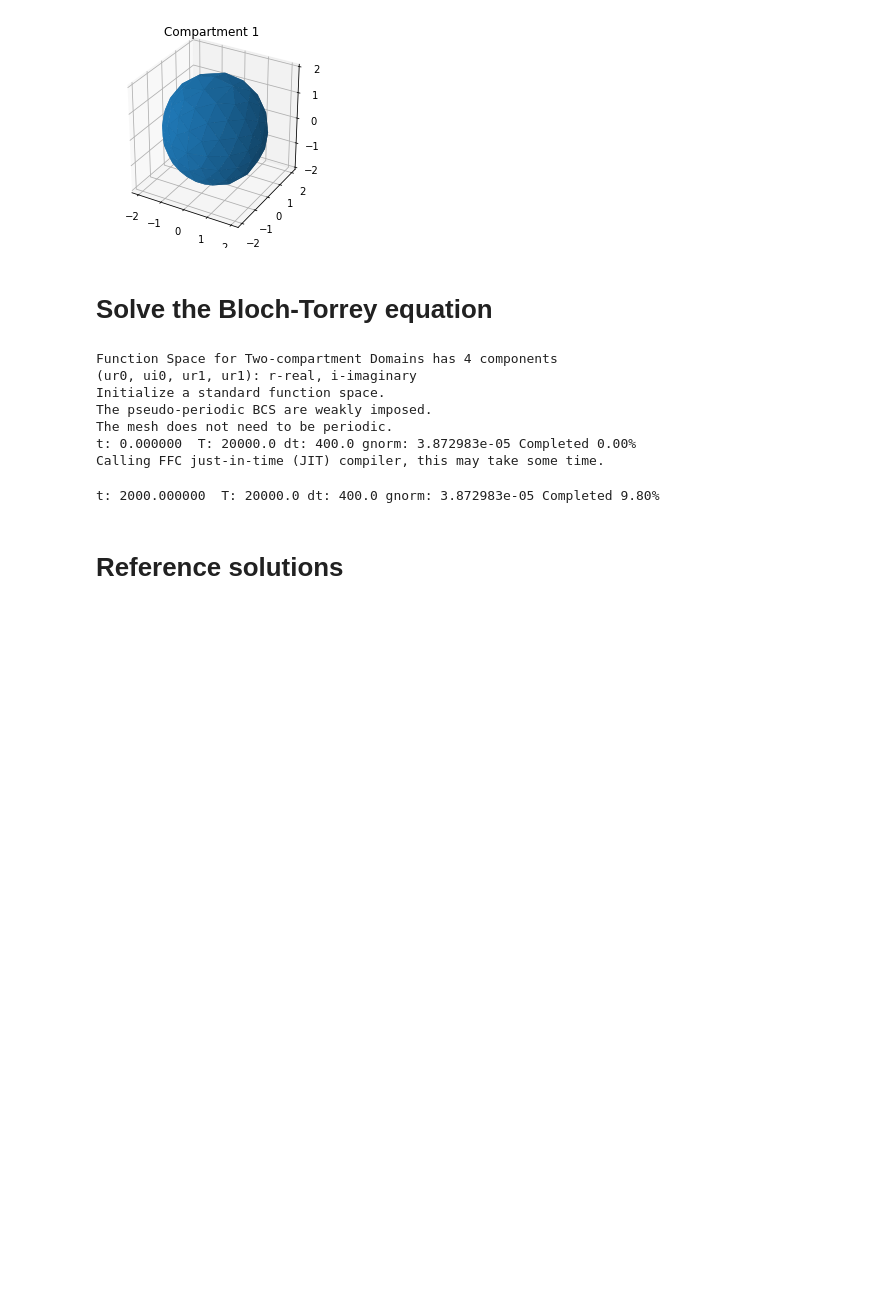
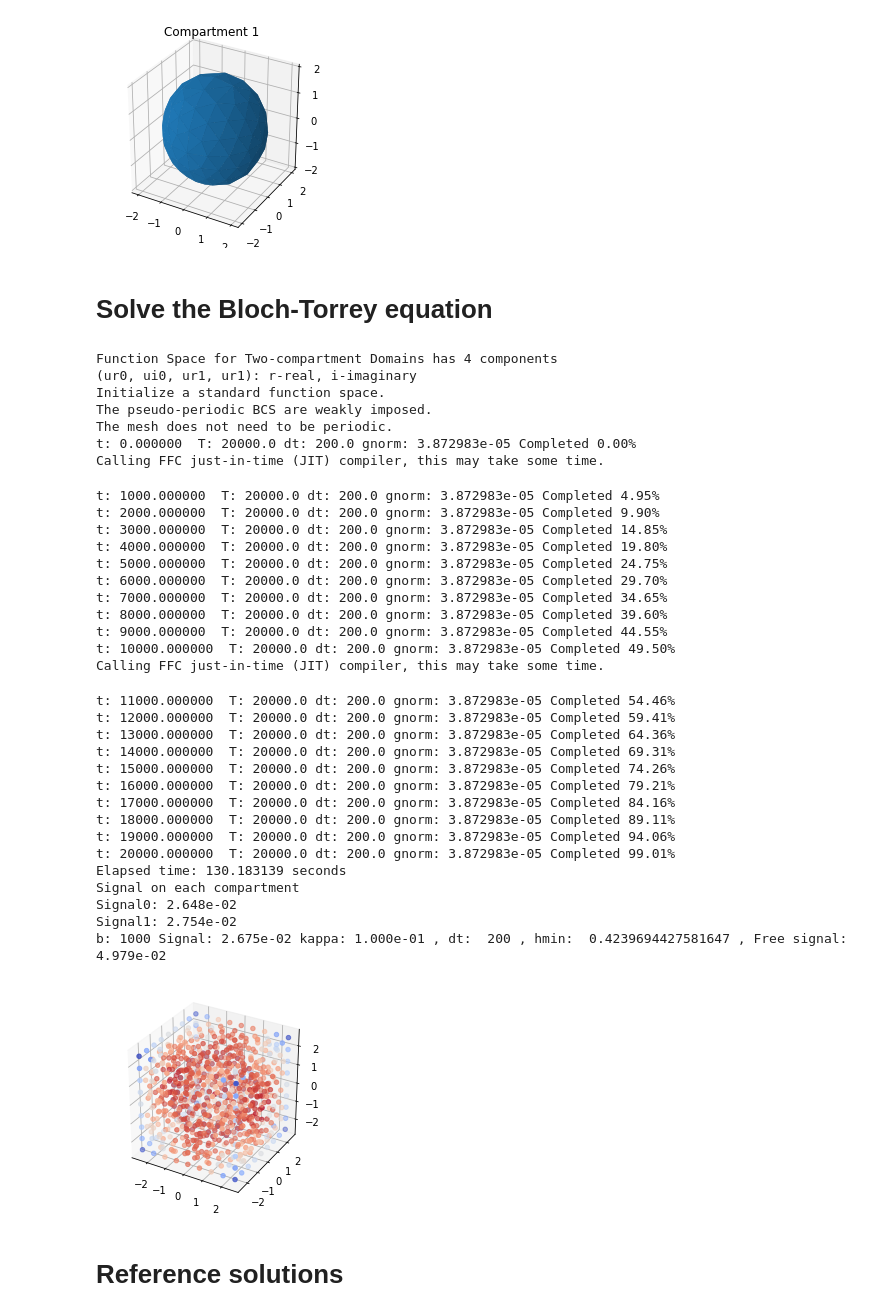
Before and after one commit to van-dang/FEniCS-Colab, a Jupyter notebook: MultilayeredStructuresSim.ipynb, the cells around one changed output. Cells and saved outputs as stored; diff of their text form; code cells hidden in the pictures; blank space fills up the shorter version.

```diff
--- a/MultilayeredStructuresSim.ipynb
+++ b/MultilayeredStructuresSim.ipynb
@@ -685,9 +718,6 @@ class MRI_parameters():
         self.bvalue = 1000
         self.gdir = None;
         self.stype='PGSE'
-        self.Delta = 10000
-        self.delta = 10000
-        self.T = self.delta + self.Delta
     def set_gradient_dir(self, mesh, g0, g1, g2):
         gdim = mesh.geometry().dim()
         if gdim==2:
@@ -827,7 +857,7 @@ sim_para.porder = 1;                         # order of basis functions of FEM
 sim_para.Nsteps = 200;                       # number of time intervals
 mri_para.nperiod = 0;
 mri_para.stype='PGSE'                        # Sequence type
-sim_para.k = 400; # Time-step size
+sim_para.k = 200; # Time-step size
 #################################################################################
 #################################################################################
 
@@ -843,38 +873,6 @@ file_u1i = File("results/u1i.pvd")
 
 #################################################################################
 # FUNCTION SPACES
-def ThetaMethodF(ft, ift, mri_para, sim_para, mydomain):
-    w = sim_para.w
-    v = sim_para.v
-    if (mydomain.IsDomainMultiple==True):
-      if (mydomain.IsDomainPeriodic==True) and sum(mydomain.PeriodicDir)>0:
-          F = ThetaMethodF_sBC2c(ft, ift, mri_para, w, v, sim_para, mydomain)
-      else:
-          F = ThetaMethodF_wBC2c(ft, ift, mri_para, w, v, sim_para, mydomain)
-    else:
-      if (mydomain.IsDomainPeriodic==True) and sum(mydomain.PeriodicDir)>0:
-          F = ThetaMethodF_sBC1c(ft, ift, mri_para, w, v, sim_para, mydomain)
-      else:
-          F = ThetaMethodF_wBC1c(ft, ift, mri_para, w, v, sim_para, mydomain)
-    return F
-
-def ThetaMethodL(ft, ift, mri_para, sim_para, mydomain):
-    w = sim_para.w
-    v = sim_para.v
-    u_0 = sim_para.u_0
-    wpperiodic = sim_para.wpperiodic
-    if (mydomain.IsDomainMultiple==True):
-      if (mydomain.IsDomainPeriodic==True) and sum(mydomain.PeriodicDir)>0:
-          L = ThetaMethodL_sBC2c(ft, ift, mri_para, w, v ,u_0, sim_para, mydomain);
-      else:
-          L = ThetaMethodL_wBC2c(ft, ift, mri_para, w, v ,u_0, sim_para, mydomain, wpperiodic);
-    else:
-      if (mydomain.IsDomainPeriodic==True) and sum(mydomain.PeriodicDir)>0:
-          L = ThetaMethodL_sBC1c(ft, ift, mri_para, w, v ,u_0, sim_para, mydomain);
-      else:
-          L = ThetaMethodL_wBC1c(ft, ift, mri_para, w, v ,u_0, sim_para, mydomain, wpperiodic);
-    return L
-
 
 mydomain.Apply()
 mri_para.Apply()
@@ -884,35 +882,61 @@ sim_para.solve(mydomain, mri_para)
 
 if mydomain.IsDomainMultiple == True:
     u0r_0, u0i_0, u1r_0, u1i_0 = split(sim_para.u_0)
     signal0 = assemble(((1-mydomain.phase)*u0r_0)*dx)/assemble((1-mydomain.phase)*sim_para.Dirac_Delta*dx);
     signal1 = assemble((mydomain.phase*u1r_0)*dx)/assemble(mydomain.phase*sim_para.Dirac_Delta*dx);
     signal = assemble((mydomain.phase*u1r_0+(1-mydomain.phase)*u0r_0)*dx)/assemble(sim_para.Dirac_Delta*dx);
     print('Signal on each compartment')
     print('Signal0: %.3e'%signal0)
     print('Signal1: %.3e'%signal1)
     print('b:',mri_para.bvalue, 'Signal: %.3e'%signal,'kappa: %.3e'%mydomain.kappa,', dt: ',sim_para.k,', hmin: ',mydomain.hmin, ', Free signal: %.3e'%(exp(-mri_para.bvalue*mydomain.K)))
     V0 = FunctionSpace(mesh0,sim_para.Ve);
     V1 = FunctionSpace(mesh1,sim_para.Ve);
     u0r_0p = project(u0r_0,V0)
     u1r_0p = project(u1r_0,V1)
     plot(u0r_0p, cmap="coolwarm")
     plot(u1r_0p, cmap="coolwarm")
 else:
     ur, ui = split(sim_para.u_0)
     signal = assemble(ur*dx)/assemble(sim_para.Dirac_Delta*dx);
     print('b:',mri_para.bvalue, 'Signal: %.3e'%signal,', dt: ',sim_para.k,', hmin: ',mydomain.hmin, ', Free signal: %.3e'%(exp(-mri_para.bvalue*mydomain.K)))
     V = FunctionSpace(mesh,sim_para.Ve);
     ur_p = project(ur,V)
     plot(ur_p, cmap="coolwarm")
 # %% [output]
 Function Space for Two-compartment Domains has 4 components
 (ur0, ui0, ur1, ur1): r-real, i-imaginary
 Initialize a standard function space.
 The pseudo-periodic BCS are weakly imposed.
 The mesh does not need to be periodic.
-t: 0.000000  T: 20000.0 dt: 400.0 gnorm: 3.872983e-05 Completed 0.00%
+t: 0.000000  T: 20000.0 dt: 200.0 gnorm: 3.872983e-05 Completed 0.00%
 Calling FFC just-in-time (JIT) compiler, this may take some time.
-t: 2000.000000  T: 20000.0 dt: 400.0 gnorm: 3.872983e-05 Completed 9.80%
+t: 1000.000000  T: 20000.0 dt: 200.0 gnorm: 3.872983e-05 Completed 4.95%
+t: 2000.000000  T: 20000.0 dt: 200.0 gnorm: 3.872983e-05 Completed 9.90%
+t: 3000.000000  T: 20000.0 dt: 200.0 gnorm: 3.872983e-05 Completed 14.85%
+t: 4000.000000  T: 20000.0 dt: 200.0 gnorm: 3.872983e-05 Completed 19.80%
+t: 5000.000000  T: 20000.0 dt: 200.0 gnorm: 3.872983e-05 Completed 24.75%
+t: 6000.000000  T: 20000.0 dt: 200.0 gnorm: 3.872983e-05 Completed 29.70%
+t: 7000.000000  T: 20000.0 dt: 200.0 gnorm: 3.872983e-05 Completed 34.65%
+t: 8000.000000  T: 20000.0 dt: 200.0 gnorm: 3.872983e-05 Completed 39.60%
+t: 9000.000000  T: 20000.0 dt: 200.0 gnorm: 3.872983e-05 Completed 44.55%
+t: 10000.000000  T: 20000.0 dt: 200.0 gnorm: 3.872983e-05 Completed 49.50%
+Calling FFC just-in-time (JIT) compiler, this may take some time.
+t: 11000.000000  T: 20000.0 dt: 200.0 gnorm: 3.872983e-05 Completed 54.46%
+t: 12000.000000  T: 20000.0 dt: 200.0 gnorm: 3.872983e-05 Completed 59.41%
+t: 13000.000000  T: 20000.0 dt: 200.0 gnorm: 3.872983e-05 Completed 64.36%
+t: 14000.000000  T: 20000.0 dt: 200.0 gnorm: 3.872983e-05 Completed 69.31%
+t: 15000.000000  T: 20000.0 dt: 200.0 gnorm: 3.872983e-05 Completed 74.26%
+t: 16000.000000  T: 20000.0 dt: 200.0 gnorm: 3.872983e-05 Completed 79.21%
+t: 17000.000000  T: 20000.0 dt: 200.0 gnorm: 3.872983e-05 Completed 84.16%
+t: 18000.000000  T: 20000.0 dt: 200.0 gnorm: 3.872983e-05 Completed 89.11%
+t: 19000.000000  T: 20000.0 dt: 200.0 gnorm: 3.872983e-05 Completed 94.06%
+t: 20000.000000  T: 20000.0 dt: 200.0 gnorm: 3.872983e-05 Completed 99.01%
+Elapsed time: 130.183139 seconds
+Signal on each compartment
+Signal0: 2.648e-02
+Signal1: 2.754e-02
+b: 1000 Signal: 2.675e-02 kappa: 1.000e-01 , dt:  200 , hmin:  0.4239694427581647 , Free signal: 4.979e-02
+[figure, added]
 # %% [markdown]
 # Reference solutions
 # %%
```
Also changed, not shown: parts of 1 cell of this notebook.
